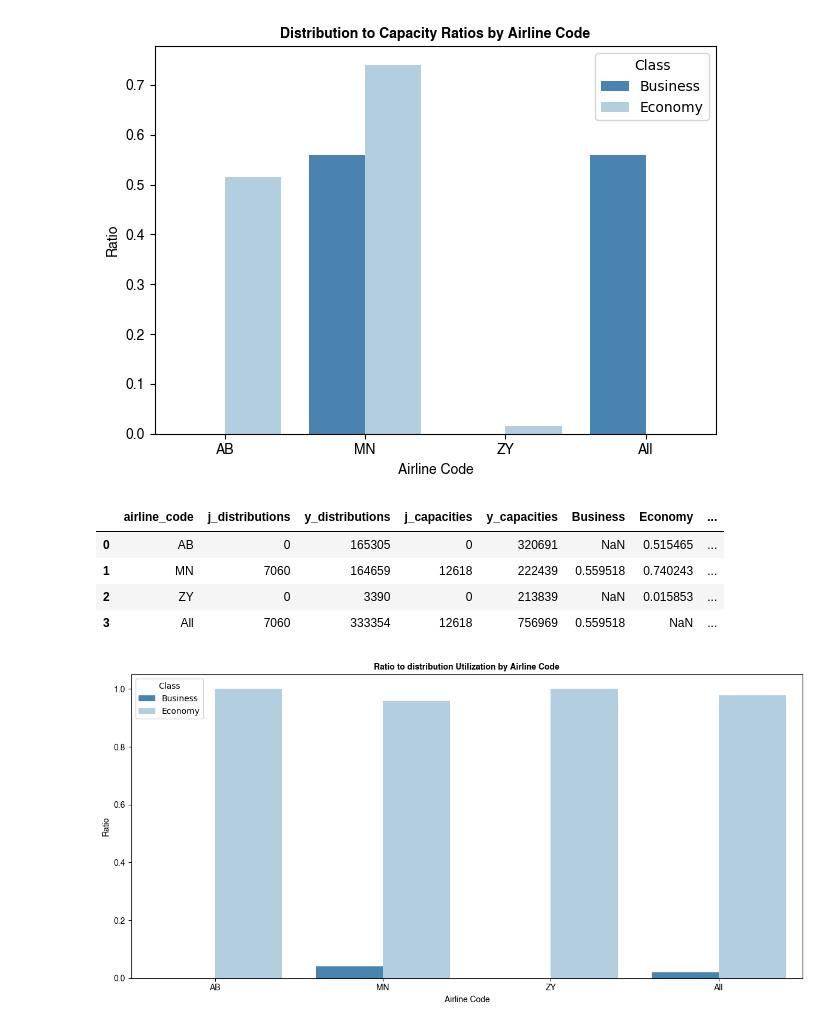
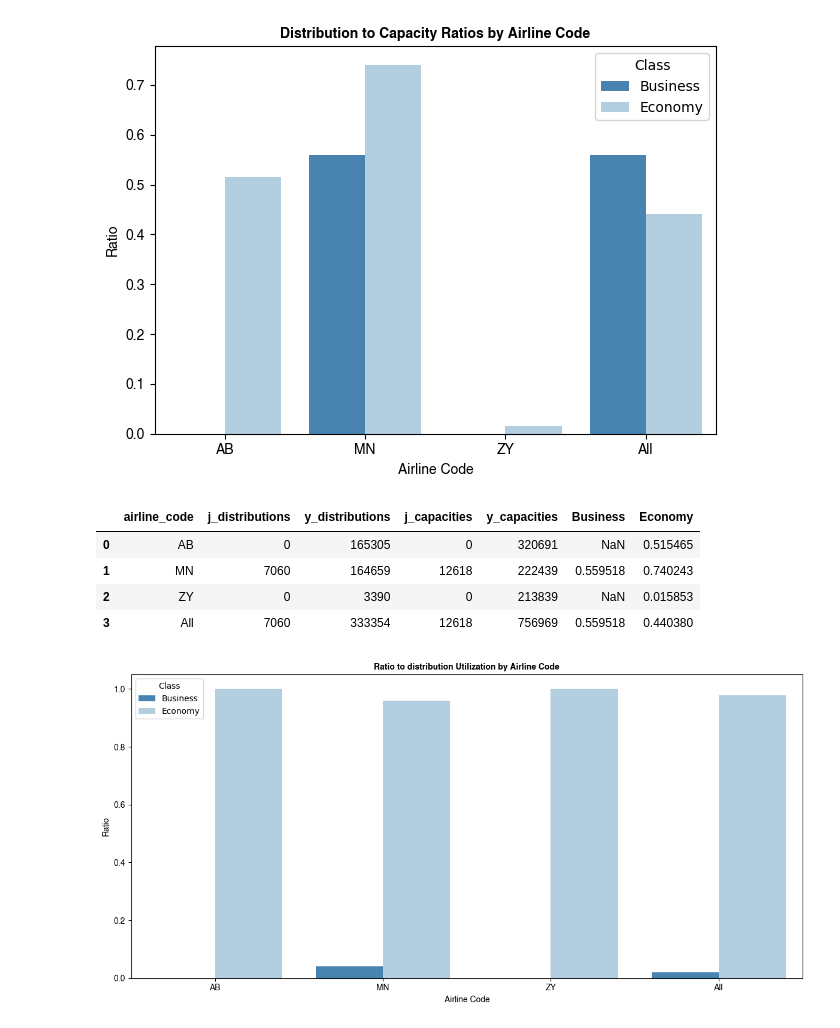
Before and after one commit to aref-hasan/aircraft_load, a Jupyter notebook: visualization/pax_viz.ipynb, the cells around one changed output. Drawn from its saved outputs; the diff is of its cells as text; code cells hidden in the pictures.

```diff
--- a/visualization/pax_viz.ipynb
+++ b/visualization/pax_viz.ipynb
@@ -38,44 +38,44 @@ capacities_distribution_ratio['Business'] = capacities_distribution_ratio['j_dis
 capacities_distribution_ratio['Economy'] = capacities_distribution_ratio['y_distributions'] / capacities_distribution_ratio['y_capacities']
 
 other_data = data_modified[['j_distributions', 'y_distributions', 'j_capacities', 'y_capacities']]
 other_data = other_data.sum(axis=0).to_frame().T
 other_data['airline_code'] = 'All'
 other_data['Business'] = other_data['j_distributions'] / other_data['j_capacities']
-other_data['Eonomy'] = other_data['y_distributions'] / other_data['y_capacities']
+other_data['Economy'] = other_data['y_distributions'] / other_data['y_capacities']
 
 
 capacities_distribution_ratio = capacities_distribution_ratio.reset_index()
 capacities_distribution_ratio = pd.concat([capacities_distribution_ratio, other_data], ignore_index=True)
 
 
 
 # Melt the DataFrame to long format for Seaborn plotting
 data_melted = pd.melt(capacities_distribution_ratio, id_vars='airline_code', value_vars=['Business', 'Economy'],
                       var_name='Class', value_name='Ratio')
 
 
 # Plot the ratios using Seaborn
 sns.barplot(x='airline_code', y='Ratio', hue='Class', data=data_melted, palette='Blues_r')
 plt.title('Distribution to Capacity Ratios by Airline Code', fontproperties=bold_font)
 plt.xlabel('Airline Code', fontproperties=normal_font)
 plt.ylabel('Ratio', fontproperties=normal_font)
 plt.legend(title='Class')
 plt.xticks(rotation=0)
-plt.savefig(f"{VISUALIZATION_PATH}Distribution to Capacity Ratios by Airline Code.svg")
+plt.savefig(f"{VISUALIZATION_PATH}Capacity utilisation per class.svg")
 plt.xticks(fontproperties=normal_font);
 plt.yticks(fontproperties=normal_font);
 plt.tight_layout()
 plt.show()
 # %% [output]
-[figure, old version]
+[figure, new version]
 # %%
 capacities_distribution_ratio
 # %% [output]
-|  | airline_code | j_distributions | y_distributions | j_capacities | y_capacities | Business | Economy | ... |
-| 0 | AB | 0 | 165305 | 0 | 320691 | NaN | 0.515465 | ... |
-| 1 | MN | 7060 | 164659 | 12618 | 222439 | 0.559518 | 0.740243 | ... |
-| 2 | ZY | 0 | 3390 | 0 | 213839 | NaN | 0.015853 | ... |
-| 3 | All | 7060 | 333354 | 12618 | 756969 | 0.559518 | NaN | ... |
+|  | airline_code | j_distributions | y_distributions | j_capacities | y_capacities | Business | Economy |
+| 0 | AB | 0 | 165305 | 0 | 320691 | NaN | 0.515465 |
+| 1 | MN | 7060 | 164659 | 12618 | 222439 | 0.559518 | 0.740243 |
+| 2 | ZY | 0 | 3390 | 0 | 213839 | NaN | 0.015853 |
+| 3 | All | 7060 | 333354 | 12618 | 756969 | 0.559518 | 0.440380 |
 # %%
 capacities_distribution_ratio = data_modified[['j_distributions', 'y_distributions', 'j_capacities', 'y_capacities', 'airline_code']]
 capacities_distribution_ratio = capacities_distribution_ratio.groupby("airline_code").sum()
```
Also changed, not shown: parts of 1 cell of this notebook, 3 other files.
